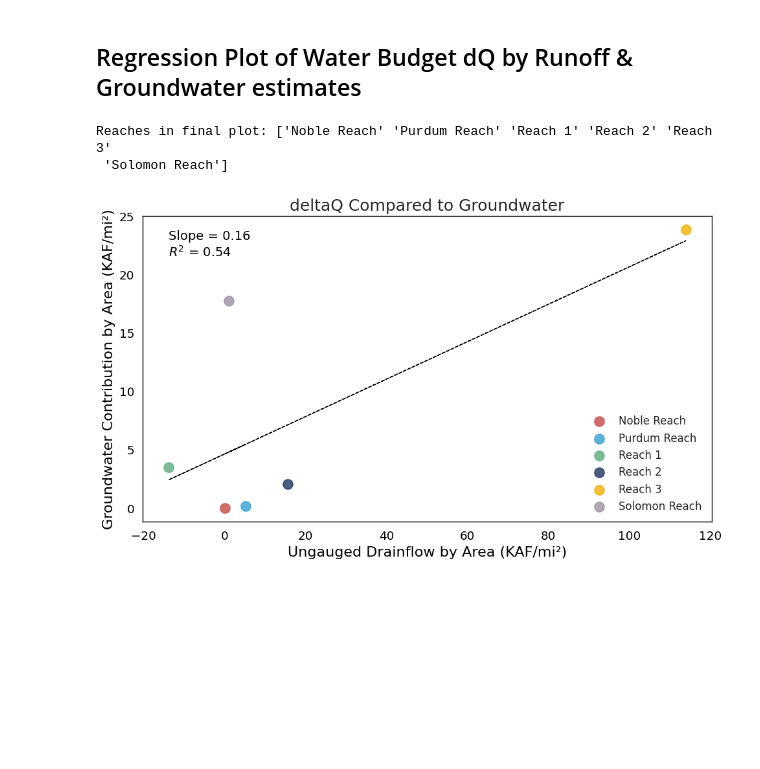
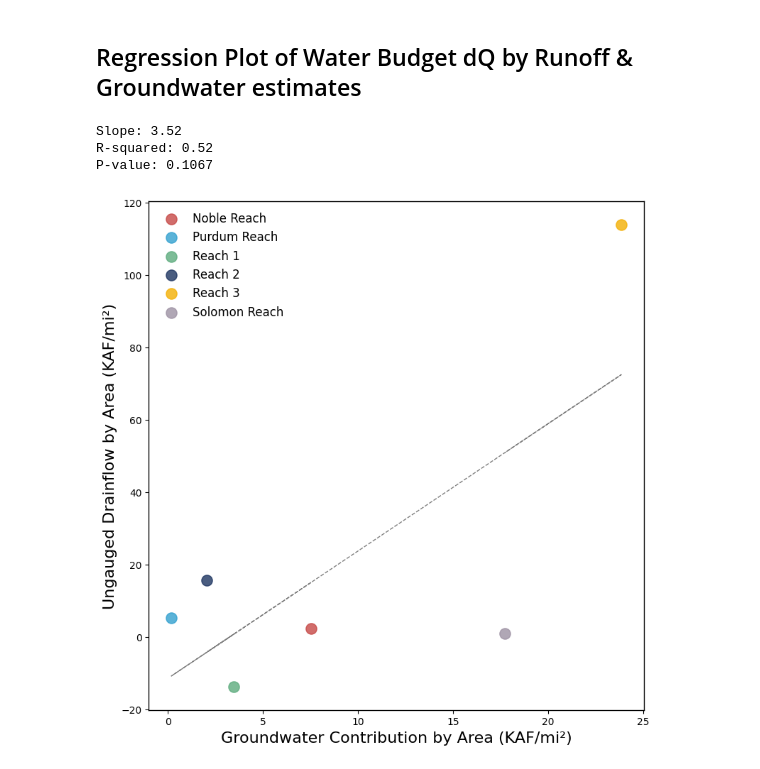
Before and after one commit to carlibeisel/mason_water_budget, a Jupyter notebook: water_budget_figures.ipynb, the cells around one changed output. Cells and saved outputs as stored; diff of their text form; code cells hidden in the pictures; blank space fills up the shorter version.

```diff
--- a/water_budget_figures.ipynb
+++ b/water_budget_figures.ipynb
@@ -940,10 +944,12 @@ plt.show()
 # Groundwater Contribution X delta Q
 # ----------------------------- #
 
-# Load the water budget data
+
+# Load data
 file1 = pd.read_csv('/content/drive/MyDrive/Data/Mason Water Budget/data_output/compiled_data/final_water_budget.csv')
 file2 = pd.read_csv('/content/drive/MyDrive/Data/Mason Water Budget/data_output/compiled_data/final_water_budget_norunoff.csv')
 reach_area = pd.read_csv('/content/drive/MyDrive/Data/Mason Water Budget/data_output/land_use/urban_area.csv')
+reach_area['Reach'] = reach_area['Reach'].replace('Noble Drain', 'Noble Reach')
 
 # Convert to KAF
 file1['GW (KAF)'] = -file1['GW (AF)'] / 1000  # Invert GW values
@@ -957,66 +963,57 @@ summed_data = merged.groupby("Reach", as_index=False).sum()
 
 # Merge with reach area data
 summed_data = pd.merge(summed_data, reach_area, on="Reach", how="left")
 
 # Normalize by dividing by area (KAF / square miles)
 summed_data['Normalized Residual (KAF/mi²)'] = summed_data['Residual (KAF)'] / summed_data['Area of Reach (mi²)']
 summed_data['Normalized GW (KAF/mi²)'] = summed_data['GW (KAF)'] / summed_data['Area of Reach (mi²)']
 
 # Drop NaN and Inf values before regression
 summed_data.replace([np.inf, -np.inf], np.nan, inplace=True)
-summed_data.fillna(0, inplace=True)  # Ensure missing values are not removed
+summed_data.fillna(0, inplace=True)
 
-# Debugging: Check if Noble Drain is included
-print("Reaches in final plot:", summed_data['Reach'].unique())
+# Regression analysis
+if summed_data['Normalized GW (KAF/mi²)'].nunique() > 1:
+    slope, intercept, r_value, p_value, _ = linregress(summed_data['Normalized GW (KAF/mi²)'],
+                                                       summed_data['Normalized Residual (KAF/mi²)'])
+    trendline = slope * summed_data['Normalized GW (KAF/mi²)'] + intercept
+    r_squared = r_value ** 2
 
-# Check if there are at least two unique values for regression
-if summed_data['Normalized Residual (KAF/mi²)'].nunique() > 1:
-    # Perform regression
-    slope, intercept, r_value, _, _ = linregress(summed_data['Normalized Residual (KAF/mi²)'],
-                                                 summed_data['Normalized GW (KAF/mi²)'])
-    trendline = slope * summed_data['Normalized Residual (KAF/mi²)'] + intercept
-    r_squared = r_value ** 2
+    # Print regression statistics
+    print(f"Slope: {slope:.2f}")
+    print(f"R-squared: {r_squared:.2f}")
+    print(f"P-value: {p_value:.4f}")
 else:
     print("Skipping regression: Not enough unique data points")
     slope, intercept, r_squared = None, None, None
 
-# Plot normalized values
-plt.figure(figsize=(10, 6))
+# Plotting
+plt.figure(figsize=(8, 8))
 
-# Scatter plot with normalized values
 for reach in summed_data['Reach']:
     subset = summed_data[summed_data['Reach'] == reach]
-    x = subset['Normalized Residual (KAF/mi²)']
-    y = subset['Normalized GW (KAF/mi²)']
+    x = subset['Normalized GW (KAF/mi²)']
+    y = subset['Normalized Residual (KAF/mi²)']
 
     plt.scatter(x, y, label=reach, color=reach_palette.get(reach, "black"), s=120, alpha=0.8)
 
 if slope is not None:
-    plt.plot(summed_data['Normalized Residual (KAF/mi²)'], trendline, color="black", linestyle="--", linewidth=1)
-    annotation_text = f"Slope = {slope:.2f}\n$R^2$ = {r_squared:.2f}"
-    plt.text(summed_data['Normalized Residual (KAF/mi²)'].min(),
-             summed_data['Normalized GW (KAF/mi²)'].max(),
-             annotation_text, fontsize=14, color="black", verticalalignment='top')
+    plt.plot(summed_data['Normalized GW (KAF/mi²)'], trendline, color="grey", linestyle="--", linewidth=1)
 
-# Labels and title
-plt.xlabel("Ungauged Drainflow by Area (KAF/mi²)", fontsize=16)
-plt.ylabel("Groundwater Contribution by Area (KAF/mi²)", fontsize=16)
-plt.title("deltaQ Compared to Groundwater", fontsize=18)
+plt.xlabel("Groundwater Contribution by Area (KAF/mi²)", fontsize=16)
+plt.ylabel("Ungauged Drainflow by Area (KAF/mi²)", fontsize=16)
+plt.title("", fontsize=18)
+plt.legend(title="", fontsize=12, title_fontsize=14, frameon=False, loc="upper left")
 
-# Customize legend
-plt.legend(title="", fontsize=12, title_fontsize=14, frameon=False)
-
-# Apply custom theme
 ax = plt.gca()
 theme_cust(ax)
-
-# Final layout
 plt.tight_layout()
 plt.show()
 # %% [output]
-Reaches in final plot: ['Noble Reach' 'Purdum Reach' 'Reach 1' 'Reach 2' 'Reach 3'
- 'Solomon Reach']
+Slope: 3.52
+R-squared: 0.52
+P-value: 0.1067
-[figure, old version]
+[figure, new version]
 # %%
 # ----------------------------- #
 # Runoff Contribution X delta Q
```
Also changed, not shown: parts of 9 cells of this notebook.
